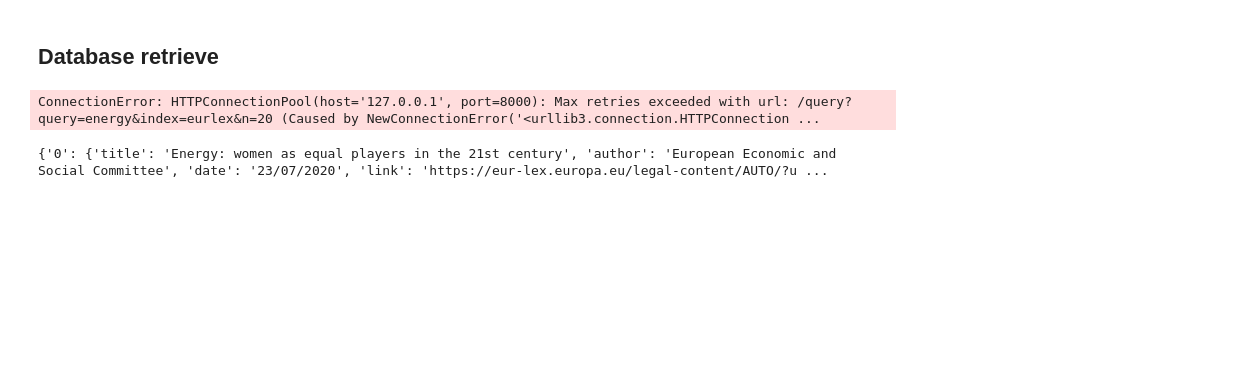
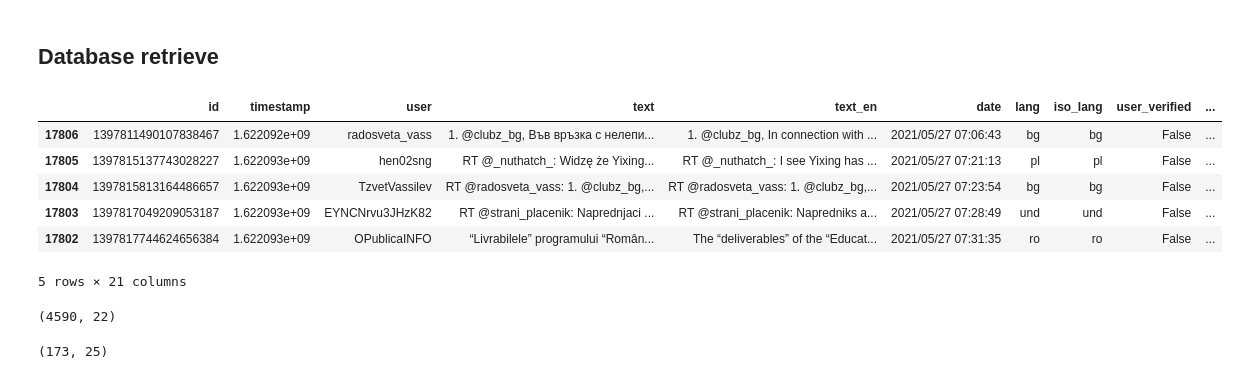
Before and after one commit to EstefaniaVB/LexAI, a Jupyter notebook: notebooks/twitterAPI_Tim.ipynb, the cells around one changed output. Saved outputs shown, nothing was run; the diff lists cells and outputs as text; code cells hidden in the pictures; blank space fills up the shorter version.

```diff
--- a/notebooks/twitterAPI_Tim.ipynb
+++ b/notebooks/twitterAPI_Tim.ipynb
@@ -885,29 +1138,55 @@ def trunc(x):
 cents_eur.to_csv('cents_eur_trunc.csv')
 # %% [markdown]
 ## Database retrieve
-# %%
-import requests
-query = 'energy'
-url = 'http://127.0.0.1:8000/query'
-params = {
-    'query':query,
-    'index': 'eurlex',
-    'n': 20
-}
-
-response = requests.get(url,params=params).json()
-# %% [output]
-ConnectionError: HTTPConnectionPool(host='127.0.0.1', port=8000): Max retries exceeded with url: /query?query=energy&index=eurlex&n=20 (Caused by NewConnectionError('<urllib3.connection.HTTPConnection ...
-# %%
-print(response)
-# %% [output]
-{'0': {'title': 'Energy: women as equal players in the 21st century', 'author': 'European Economic and Social Committee', 'date': '23/07/2020', 'link': 'https://eur-lex.europa.eu/legal-content/AUTO/?u ...
-# %%
-json_file='twitter_query_sentiment.json'
-with open(json_file) as f:
-    data = json.load(f)
-# %%
-data_df = pd.DataFrame(data)
-data_slice = data_df.head(50)
+# %%
+####general data####
+
+
+import requests
+
+params=dict(q='',limit=100000)
+headers={'X-Meili-API-Key':'OTkwNzQ0ZGRkZTc0NDcwM2RlMzFlOGIx'}
+lexai_url = f"http://35.223.18.2/indexes/twitter_query/search/"
+data = requests.get(lexai_url,params=params,headers=headers).json()
+data_df=pd.DataFrame(data['hits'])
+data_df = data_df.sort_values(by=['timestamp'])
+data_dict = data_slice.to_dict('records')   #creates dictionary for further use
+data_df.head()
+# %% [output]
+|  | id | timestamp | user | text | text_en | date | lang | iso_lang | user_verified | ... |
+| 17806 | 1397811490107838467 | 1.622092e+09 | radosveta_vass | 1. @clubz_bg, Във връзка с нелепи... | 1. @clubz_bg, In connection with ... | 2021/05/27 07:06:43 | bg | bg | False | ... |
+| 17805 | 1397815137743028227 | 1.622093e+09 | hen02sng | RT @_nuthatch_: Widzę że Yixing... | RT @_nuthatch_: I see Yixing has ... | 2021/05/27 07:21:13 | pl | pl | False | ... |
+| 17804 | 1397815813164486657 | 1.622093e+09 | TzvetVassilev | RT @radosveta_vass: 1. @clubz_bg,... | RT @radosveta_vass: 1. @clubz_bg,... | 2021/05/27 07:23:54 | bg | bg | False | ... |
+| 17803 | 1397817049209053187 | 1.622093e+09 | EYNCNrvu3JHzK82 | RT @strani_placenik: Naprednjaci ... | RT @strani_placenik: Napredniks a... | 2021/05/27 07:28:49 | und | und | False | ... |
+| 17802 | 1397817744624656384 | 1.622093e+09 | OPublicaINFO | “Livrabilele” programului “Român... | The “deliverables” of the “Educat... | 2021/05/27 07:31:35 | ro | ro | False | ... |
+5 rows × 21 columns
+# %%
+#####press data#####
+
+params=dict(q='',limit=100000)
+headers={'X-Meili-API-Key':'OTkwNzQ0ZGRkZTc0NDcwM2RlMzFlOGIx'}
+lexai_url = f"http://35.223.18.2/indexes/twitter_press/search/"
+data_press = requests.get(lexai_url,params=params,headers=headers).json()
+data_press_df=pd.DataFrame(data_press['hits'])
+data_press_df = data_press_df.sort_values(by=['timestamp'])
+data_press_df = data_press_df[data_press_df["timestamp"] >= 1.622115e+09]
+data_press_df.head()
+data_press_df.shape
+# %% [output]
+(4590, 22)
+# %%
+###politician data####
+
+params=dict(q='energy',limit=100000)
+headers={'X-Meili-API-Key':'OTkwNzQ0ZGRkZTc0NDcwM2RlMzFlOGIx'}
+lexai_url = f"http://35.223.18.2/indexes/twitter_politicians/search/"
+data_pol = requests.get(lexai_url,params=params,headers=headers).json()
+data_pol_df=pd.DataFrame(data_pol['hits'])
+data_pol_df = data_pol_df.sort_values(by=['timestamp'])
+data_pol_df = data_pol_df[data_pol_df["timestamp"] >= 1.622115e+09]
+data_pol_df.head()
+data_pol_df.shape
+# %% [output]
+(173, 25)
 # %%
 data_slice = data_slice.to_dict('records')
```
Also changed, not shown: parts of 40 cells of this notebook, 16 other files.
